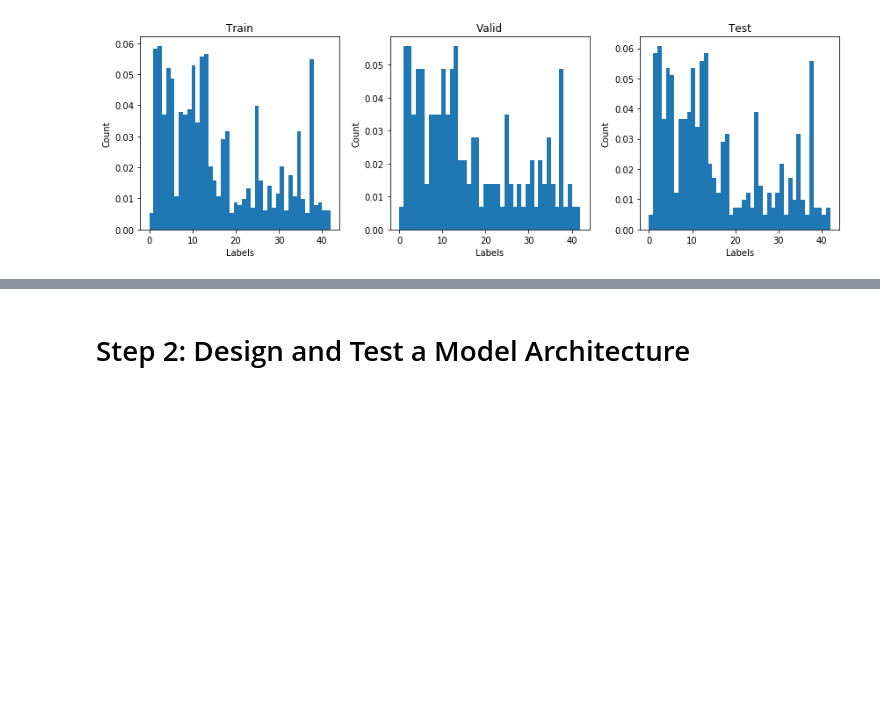
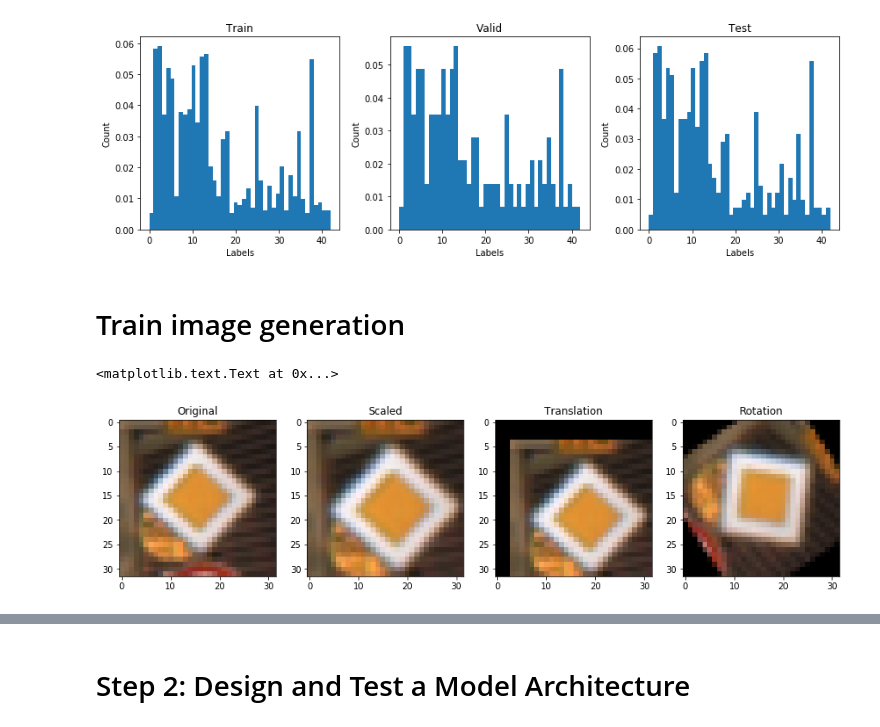
Before and after one commit to darienmt/CarND-TrafficSignClassifier-P2, a Jupyter notebook: Traffic Sign Classifier.ipynb, the cells around one changed output, grey strips where cells are left out. Drawn from its saved outputs; the diff is of its cells as text; code cells hidden in the pictures; blank space fills up the shorter version.

Commit message:
Creating new images

```diff
--- a/Traffic Sign Classifier.ipynb
+++ b/Traffic Sign Classifier.ipynb
@@ -124,3 +124,36 @@ def plotLabelHistogram(labels, titles, numberOfLabels):
 plotLabelHistogram([y_train, y_valid, y_test], ['Train', 'Valid', 'Test'], n_classes)
 # %% [output]
 [figure]
+# %% [markdown]
+# Train image generation
+# %%
+import cv2
+def transform(img, type = 0):
+    if type == 0:
+        fx = random.uniform(1.0, 1.3)
+        fy = random.uniform(1.0, 1.3)
+        return cv2.resize(img,None,fx=fx, fy=fy, interpolation = cv2.INTER_CUBIC)[0:32, 0:32,:]
+
+    if type == 1: # Translation
+        rY = random.randint(-5, 5)
+        rX = random.randint(-5, 5)
+        M = np.float32([[1,0,rY],[0,1,rX]])
+    else:
+        angle = random.randint(-90, 90)
+        M = cv2.getRotationMatrix2D((16,16),angle,1)
+
+    return cv2.warpAffine(img,M,(32,32))
+
+fig, axes = plt.subplots(ncols=4, figsize=(15,10))
+randomIndex = random.randint(0, len(X_train))
+axes[0].imshow(X_train[randomIndex])
+axes[0].set_title('Original')
+axes[1].imshow(transform(X_train[randomIndex], 0))
+axes[1].set_title('Scaled')
+axes[2].imshow(transform(X_train[randomIndex], 1))
+axes[2].set_title('Translation')
+axes[3].imshow(transform(X_train[randomIndex], 2))
+axes[3].set_title('Rotation')
+# %% [output]
+<matplotlib.text.Text at 0x...>
+[figure, added]
```
Also changed, not shown: parts of 3 cells of this notebook.
